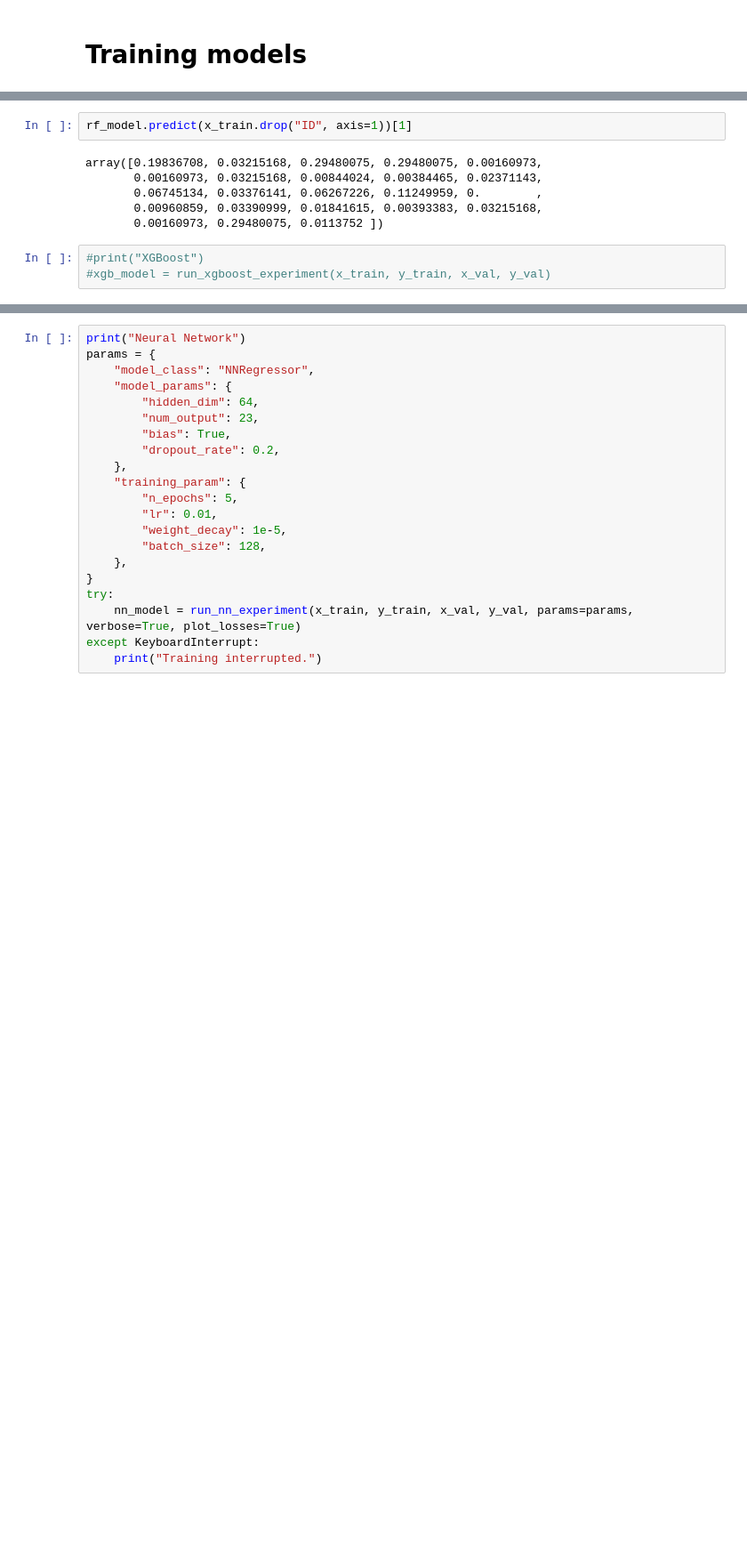
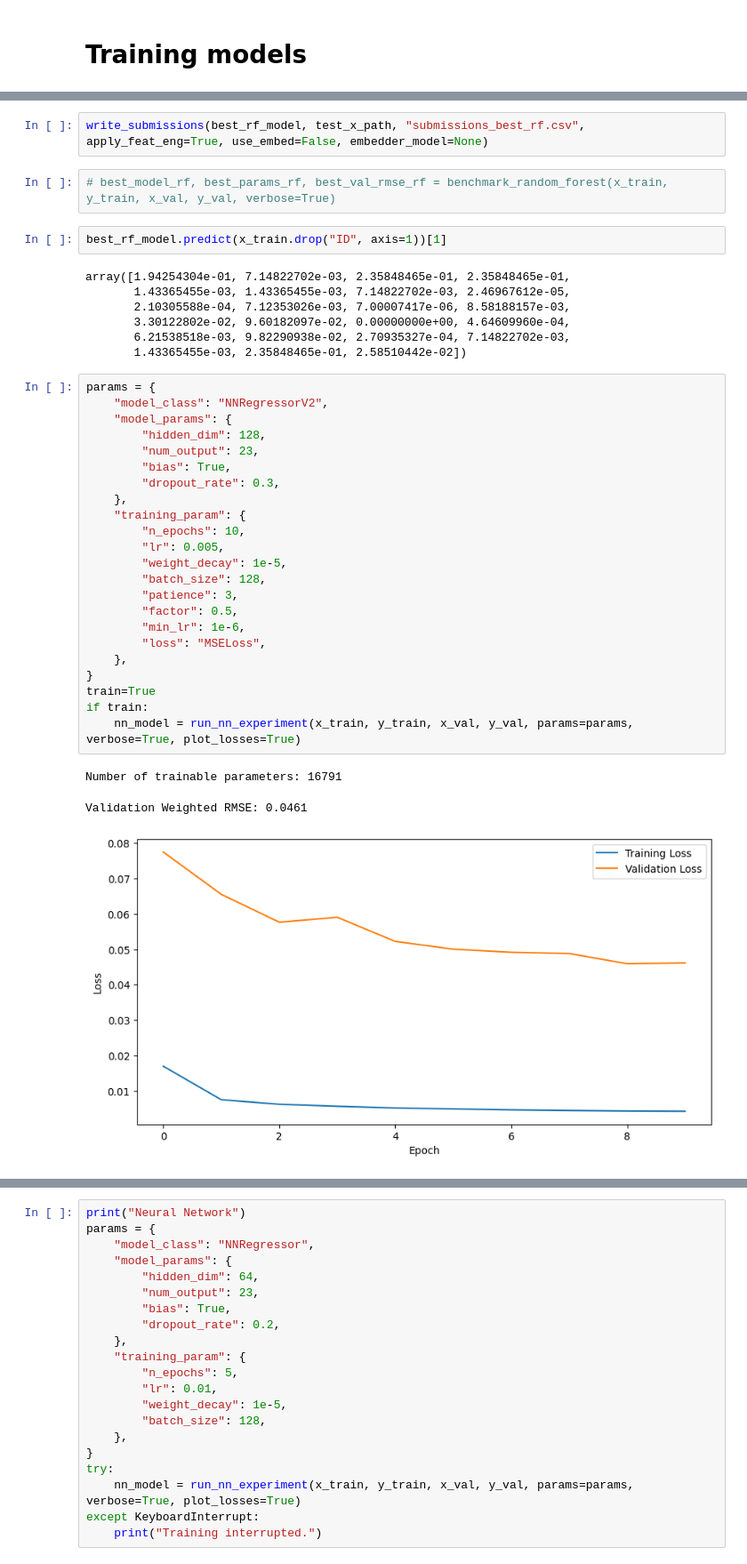
Before and after one commit to killian31/IdGas, a Jupyter notebook: train.ipynb, the cells around one changed output, grey strips where cells are left out. Shown at 89% size. Saved outputs shown, nothing was run; the diff lists cells and outputs as text; blank space fills up the shorter version.

```diff
--- a/train.ipynb
+++ b/train.ipynb
@@ -40,11 +128,40 @@ Validation Weighted RMSE: 0.1217
+# %%
+write_submissions(best_rf_model, test_x_path, "submissions_best_rf.csv", apply_feat_eng=True, use_embed=False, embedder_model=None)
+# %%
+# best_model_rf, best_params_rf, best_val_rmse_rf = benchmark_random_forest(x_train, y_train, x_val, y_val, verbose=True)
 # %%
-rf_model.predict(x_train.drop("ID", axis=1))[1]
+best_rf_model.predict(x_train.drop("ID", axis=1))[1]
 # %% [output]
-array([0.19836708, 0.03215168, 0.29480075, 0.29480075, 0.00160973,
-       0.00160973, 0.03215168, 0.00844024, 0.00384465, 0.02371143,
-       0.06745134, 0.03376141, 0.06267226, 0.11249959, 0.        ,
-       0.00960859, 0.03390999, 0.01841615, 0.00393383, 0.03215168,
-       0.00160973, 0.29480075, 0.0113752 ])
+array([1.94254304e-01, 7.14822702e-03, 2.35848465e-01, 2.35848465e-01,
+       1.43365455e-03, 1.43365455e-03, 7.14822702e-03, 2.46967612e-05,
+       2.10305588e-04, 7.12353026e-03, 7.00007417e-06, 8.58188157e-03,
+       3.30122802e-02, 9.60182097e-02, 0.00000000e+00, 4.64609960e-04,
+       6.21538518e-03, 9.82290938e-02, 2.70935327e-04, 7.14822702e-03,
+       1.43365455e-03, 2.35848465e-01, 2.58510442e-02])
-# %%
-#print("XGBoost")
-#xgb_model = run_xgboost_experiment(x_train, y_train, x_val, y_val)
+# %%
+params = {
+    "model_class": "NNRegressorV2",
+    "model_params": {
+        "hidden_dim": 128,
+        "num_output": 23,
+        "bias": True,
+        "dropout_rate": 0.3,
+    },
+    "training_param": {
+        "n_epochs": 10,
+        "lr": 0.005,
+        "weight_decay": 1e-5,
+        "batch_size": 128,
+        "patience": 3,
+        "factor": 0.5,
+        "min_lr": 1e-6,
+        "loss": "MSELoss",
+    },
+}
+train=True
+if train:
+    nn_model = run_nn_experiment(x_train, y_train, x_val, y_val, params=params, verbose=True, plot_losses=True)
+# %% [output]
+Number of trainable parameters: 16791
+Validation Weighted RMSE: 0.0461
+[figure, added]
```
Also changed, not shown: parts of 15 cells of this notebook, 7 other files.
